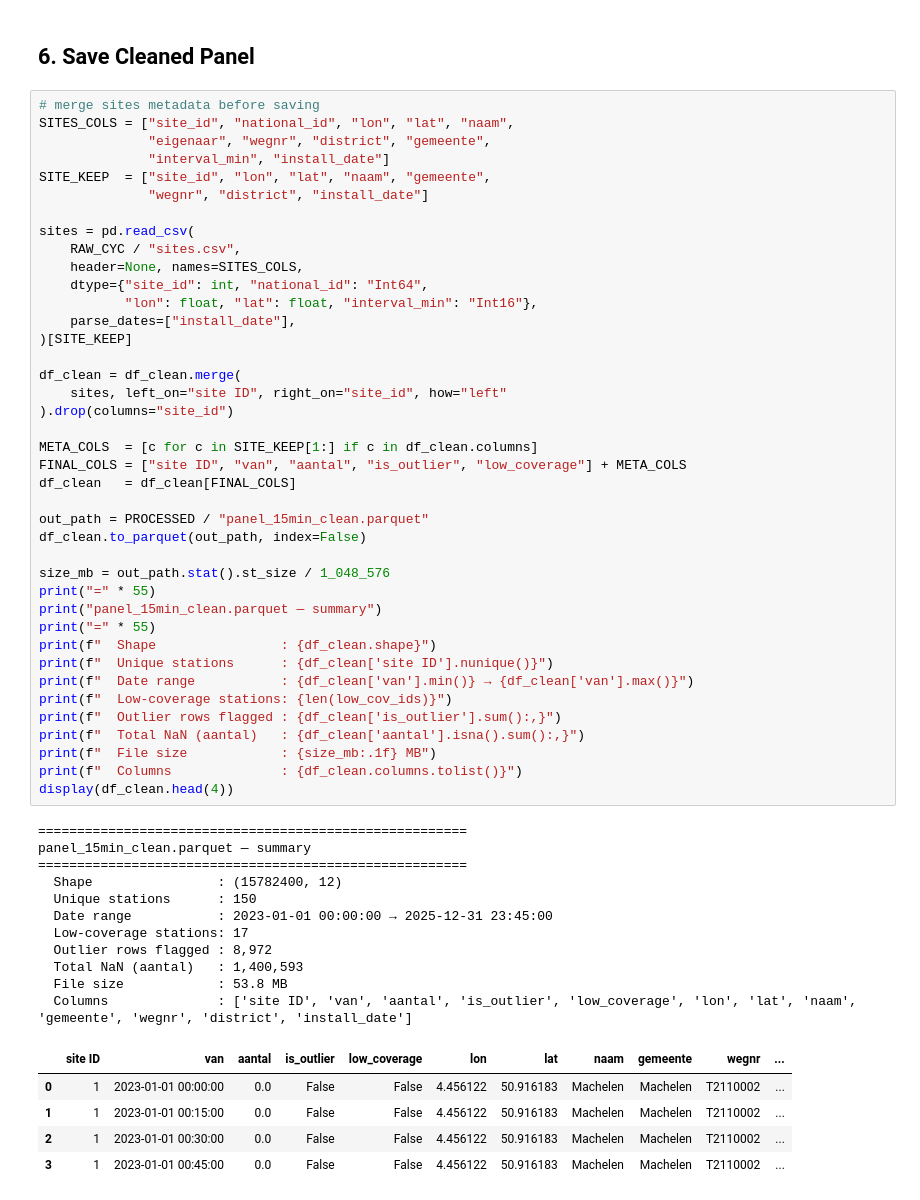
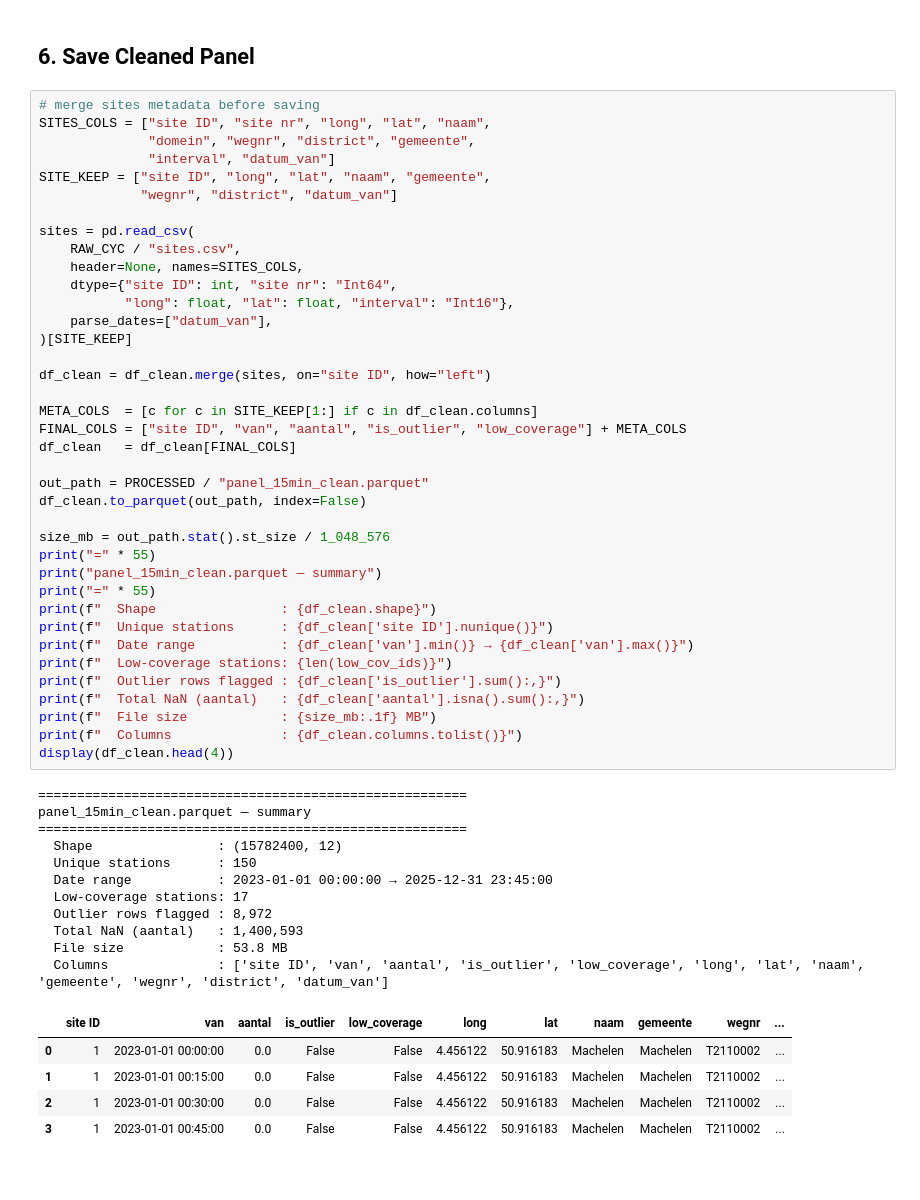
Before and after one commit to Queena34/mda-cycling-weather-group6, a Jupyter notebook: notebooks/02_data_cleaning.ipynb, the cells around one changed output. Saved outputs shown, nothing was run; the diff lists cells and outputs as text.

Commit message:
fix(02): update sites.csv column names to match actual schema (lon→long, install_date→datum_van)

```diff
--- a/notebooks/02_data_cleaning.ipynb
+++ b/notebooks/02_data_cleaning.ipynb
@@ -661,57 +661,55 @@ Commute peak pattern visible — morning and evening peaks confirmed.
 ## 6. Save Cleaned Panel
 # %%
 # merge sites metadata before saving
-SITES_COLS = ["site_id", "national_id", "lon", "lat", "naam",
-              "eigenaar", "wegnr", "district", "gemeente",
-              "interval_min", "install_date"]
-SITE_KEEP  = ["site_id", "lon", "lat", "naam", "gemeente",
-              "wegnr", "district", "install_date"]
+SITES_COLS = ["site ID", "site nr", "long", "lat", "naam",
+              "domein", "wegnr", "district", "gemeente",
+              "interval", "datum_van"]
+SITE_KEEP = ["site ID", "long", "lat", "naam", "gemeente",
+             "wegnr", "district", "datum_van"]
 
 sites = pd.read_csv(
     RAW_CYC / "sites.csv",
     header=None, names=SITES_COLS,
-    dtype={"site_id": int, "national_id": "Int64",
-           "lon": float, "lat": float, "interval_min": "Int16"},
-    parse_dates=["install_date"],
+    dtype={"site ID": int, "site nr": "Int64",
+           "long": float, "lat": float, "interval": "Int16"},
+    parse_dates=["datum_van"],
 )[SITE_KEEP]
 
-df_clean = df_clean.merge(
-    sites, left_on="site ID", right_on="site_id", how="left"
-).drop(columns="site_id")
+df_clean = df_clean.merge(sites, on="site ID", how="left")
 
 META_COLS  = [c for c in SITE_KEEP[1:] if c in df_clean.columns]
 FINAL_COLS = ["site ID", "van", "aantal", "is_outlier", "low_coverage"] + META_COLS
 df_clean   = df_clean[FINAL_COLS]
 
 out_path = PROCESSED / "panel_15min_clean.parquet"
 df_clean.to_parquet(out_path, index=False)
 
 size_mb = out_path.stat().st_size / 1_048_576
 print("=" * 55)
 print("panel_15min_clean.parquet — summary")
 print("=" * 55)
 print(f"  Shape                : {df_clean.shape}")
 print(f"  Unique stations      : {df_clean['site ID'].nunique()}")
 print(f"  Date range           : {df_clean['van'].min()} → {df_clean['van'].max()}")
 print(f"  Low-coverage stations: {len(low_cov_ids)}")
 print(f"  Outlier rows flagged : {df_clean['is_outlier'].sum():,}")
 print(f"  Total NaN (aantal)   : {df_clean['aantal'].isna().sum():,}")
 print(f"  File size            : {size_mb:.1f} MB")
 print(f"  Columns              : {df_clean.columns.tolist()}")
 display(df_clean.head(4))
 # %% [output]
 =======================================================
 panel_15min_clean.parquet — summary
 =======================================================
   Shape                : (15782400, 12)
   Unique stations      : 150
   Date range           : 2023-01-01 00:00:00 → 2025-12-31 23:45:00
   Low-coverage stations: 17
   Outlier rows flagged : 8,972
   Total NaN (aantal)   : 1,400,593
   File size            : 53.8 MB
-  Columns              : ['site ID', 'van', 'aantal', 'is_outlier', 'low_coverage', 'lon', 'lat', 'naam', 'gemeente', 'wegnr', 'district', 'install_date']
+  Columns              : ['site ID', 'van', 'aantal', 'is_outlier', 'low_coverage', 'long', 'lat', 'naam', 'gemeente', 'wegnr', 'district', 'datum_van']
-|  | site ID | van | aantal | is_outlier | low_coverage | lon | lat | naam | gemeente | wegnr | ... |
+|  | site ID | van | aantal | is_outlier | low_coverage | long | lat | naam | gemeente | wegnr | ... |
 | 0 | 1 | 2023-01-01 00:00:00 | 0.0 | False | False | 4.456122 | 50.916183 | Machelen | Machelen | T2110002 | ... |
 | 1 | 1 | 2023-01-01 00:15:00 | 0.0 | False | False | 4.456122 | 50.916183 | Machelen | Machelen | T2110002 | ... |
 | 2 | 1 | 2023-01-01 00:30:00 | 0.0 | False | False | 4.456122 | 50.916183 | Machelen | Machelen | T2110002 | ... |
```
